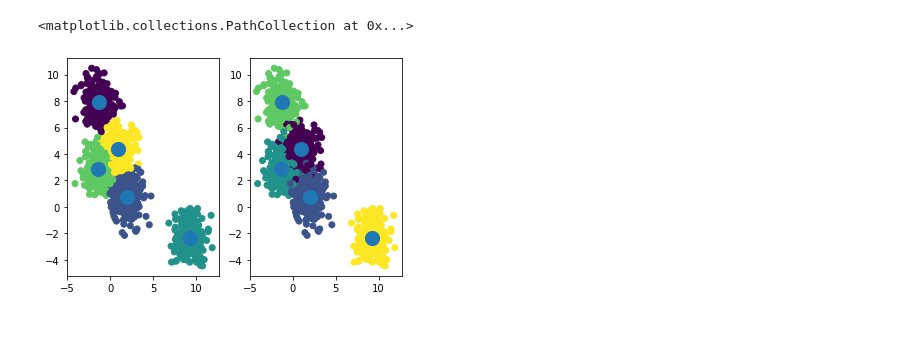
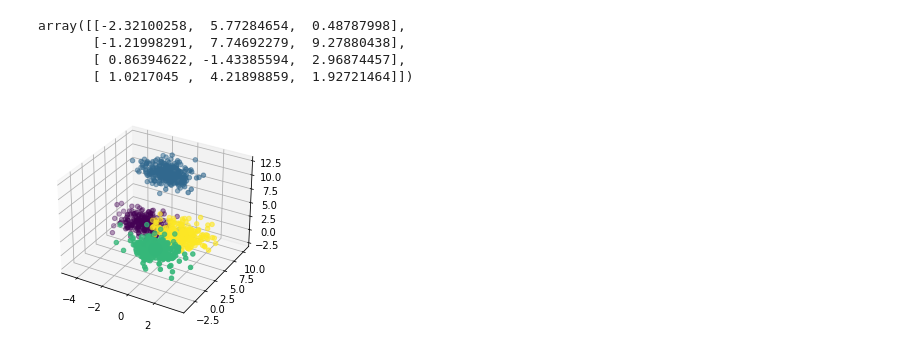
Before and after one commit to voorhs/Machine-Learning-Algorithms, a Jupyter notebook: Clusterization-algorithm/clust.ipynb, the cells around one changed output. Cells and saved outputs as stored; diff of their text form; code cells hidden in the pictures; blank space fills up the shorter version.

```diff
--- a/Clusterization-algorithm/clust.ipynb
+++ b/Clusterization-algorithm/clust.ipynb
@@ -7,15 +7,21 @@ import seaborn as sns
 # %%
-X, y = make_blobs(n_samples=1000, n_features=2, centers=5, random_state=0)
+X, y = make_blobs(n_samples=1000, n_features=3, centers=4, random_state=0)
 # %%
-m = KMeans(X, 5).fit(heur='sample')
+m = KMeans(X, n_clusters=4, n_features=3).fit(heur='sample')
 
-fig, ax = plt.subplots(1, 2)
-ax[0].scatter(X[:, 0], X[:, 1], c=m.labels)
-ax[0].scatter(m.centroids[:, 0], m.centroids[:, 1], s=200)
+fig = plt.figure()
+ax = fig.add_subplot(projection='3d')
+
+ax.scatter(X[:, 0], X[:, 1], X[:, 2], c=m.labels)
+ax.scatter(m.centroids[:, 0], m.centroids[:, 1], m.centroids[:, 2], s=200)
 m.centroids
 
-ax[1].scatter(X[:, 0], X[:, 1], c=y)
-ax[1].scatter(m.centroids[:, 0], m.centroids[:, 1], s=200)
+# ax = fig.add_subplot(projection='3d')
+# ax.scatter(X[:, 0], X[:, 1], X[:, 2], c=y)
+# ax.scatter(m.centroids[:, 0], m.centroids[:, 1], m.centroids[:, 2], s=200)
 # %% [output]
-<matplotlib.collections.PathCollection at 0x...>
+array([[-2.32100258,  5.77284654,  0.48787998],
+       [-1.21998291,  7.74692279,  9.27880438],
+       [ 0.86394622, -1.43385594,  2.96874457],
+       [ 1.0217045 ,  4.21898859,  1.92721464]])
-[figure, old version]
+[figure, new version]
```
Also changed, not shown: parts of 2 cells of this notebook, 1 other file.
